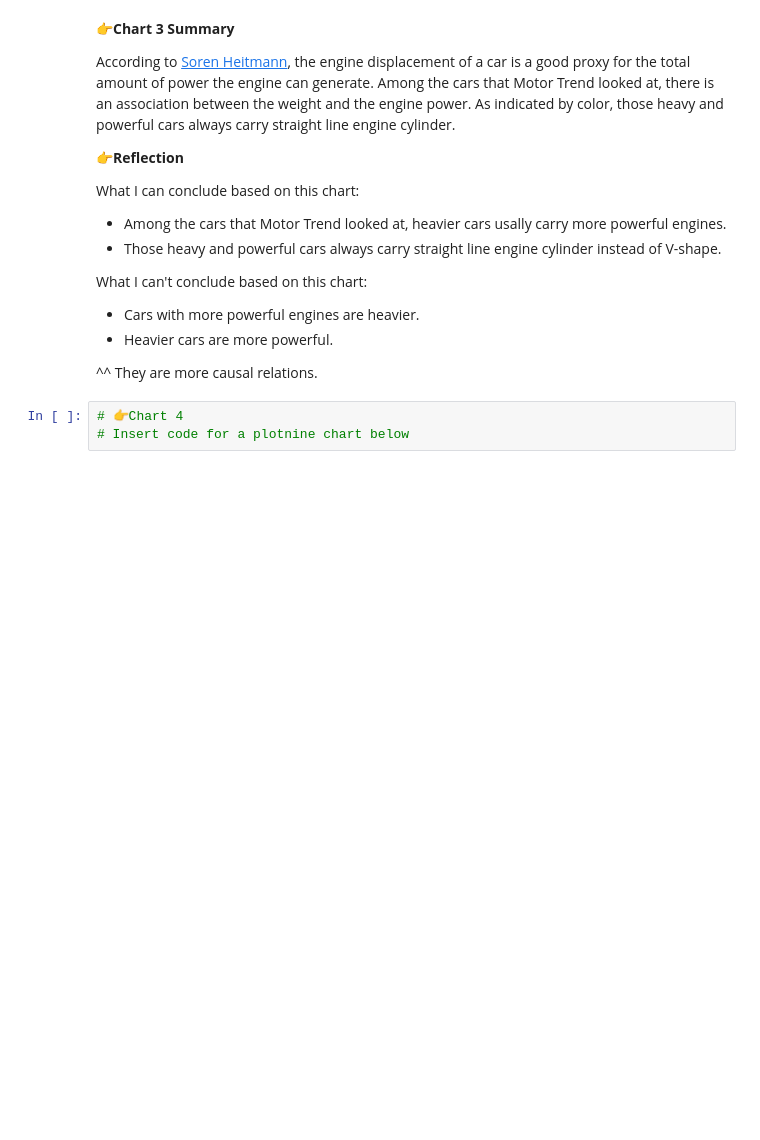
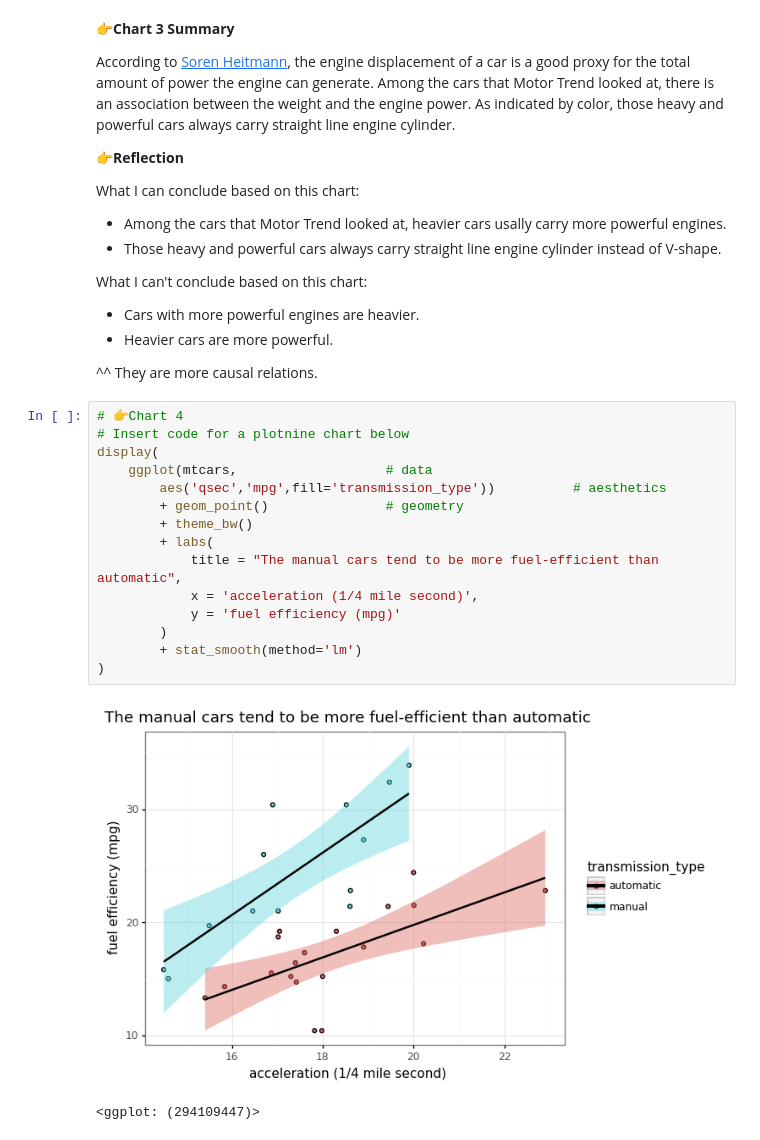
Before and after one commit to AngelineJCQ/plotnine-visualization, a Jupyter notebook: practice-plotnine.ipynb, the cells around one changed output. Cells and saved outputs as stored; diff of their text form; blank space fills up the shorter version.

```diff
--- a/practice-plotnine.ipynb
+++ b/practice-plotnine.ipynb
@@ -198,6 +198,21 @@ What I can't conclude based on this chart:
 # %%
 # 👉Chart 4
 # Insert code for a plotnine chart below
+display(
+    ggplot(mtcars,                   # data
+        aes('qsec','mpg',fill='transmission_type'))          # aesthetics
+        + geom_point()               # geometry
+        + theme_bw()
+        + labs(
+            title = "The manual cars tend to be more fuel-efficient than automatic",
+            x = 'acceleration (1/4 mile second)',
+            y = 'fuel efficiency (mpg)'
+        )
+        + stat_smooth(method='lm')
+)
+# %% [output]
+[figure, added]
+<ggplot: (294109447)>
 # %% [markdown]
 **👉Chart 4 Summary**
 
```
Also changed, not shown: parts of 2 cells of this notebook, 1 other file.
